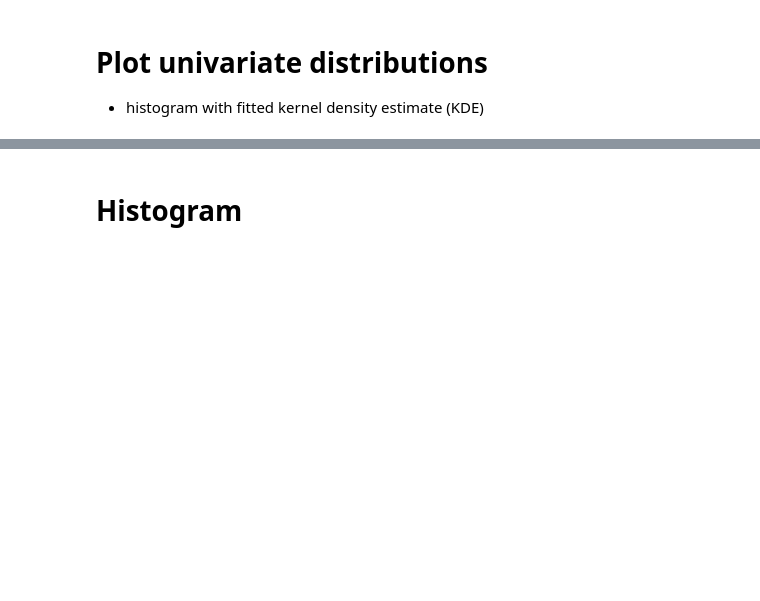
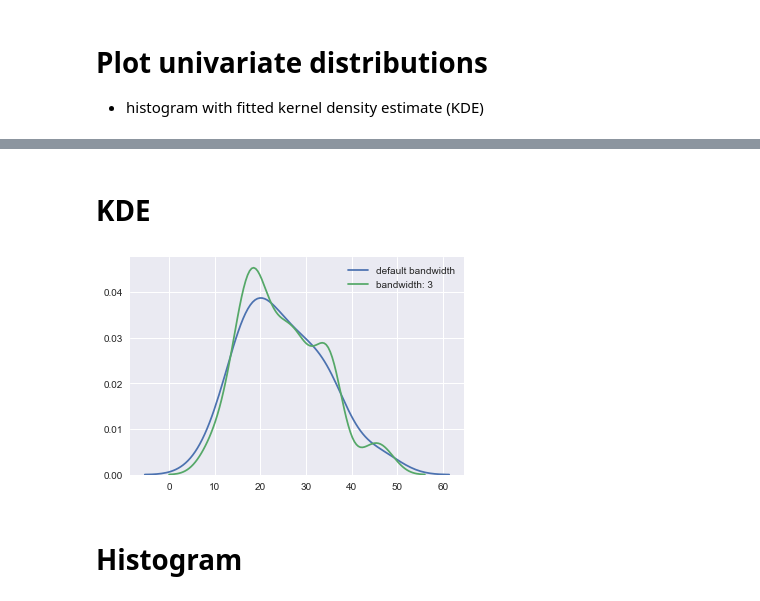
Before and after one commit to kamshee/activity-recognition-process, a Jupyter notebook: lengthofstay.ipynb, the cells around one changed output, grey strips where cells are left out. Saved outputs shown, nothing was run; the diff lists cells and outputs as text; code cells hidden in the pictures; blank space fills up the shorter version.

```diff
--- a/lengthofstay.ipynb
+++ b/lengthofstay.ipynb
@@ -60,3 +60,11 @@ plt.show()
+# %% [markdown]
+# KDE
+# %%
+sns.kdeplot(los.iloc[:,0].values, label='default bandwidth', legend=True)
+sns.kdeplot(los.iloc[:,0].values, bw=3, label="bandwidth: 3")
+plt.show()
+# %% [output]
+[figure, added]
 # %% [markdown]
 # Histogram
 # %%
```
Also changed, not shown: parts of 7 cells of this notebook, 1 other file.
